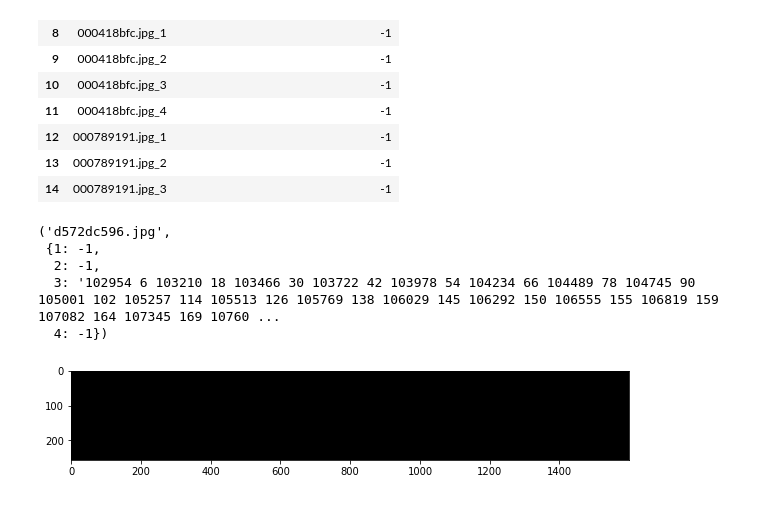
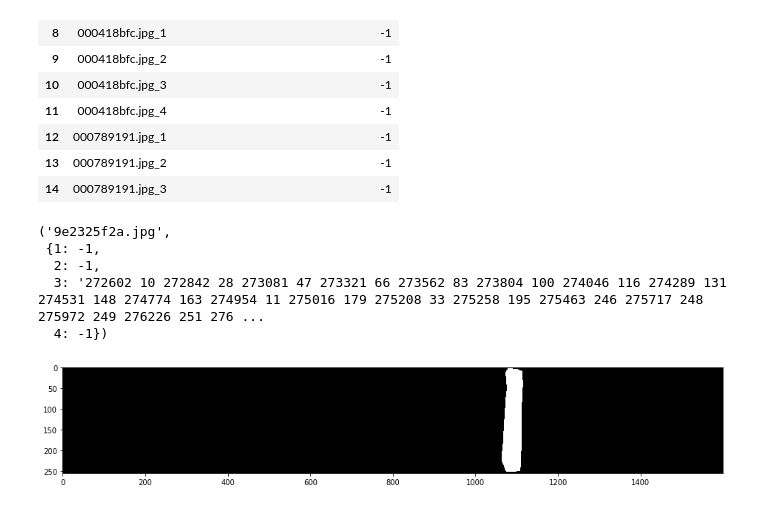
Before and after one commit to AlexeySrus/KaggleSteelDefect, a Jupyter notebook: dataset_preparation/dataset_preparation.ipynb, the cells around one changed output. Cells and saved outputs as stored; diff of their text form; code cells hidden in the pictures.

```diff
--- a/dataset_preparation/dataset_preparation.ipynb
+++ b/dataset_preparation/dataset_preparation.ipynb
@@ -32,23 +32,11 @@ train_table.head(15)
 | 13 | 000789191.jpg_2 | -1 |
 | 14 | 000789191.jpg_3 | -1 |
 # %%
-def rleToMask(rleString,height,width):
-    rows, cols = height, width
-    if rleString == -1:
-        return np.zeros((height, width))
-    else:
-        rleNumbers = [int(numstring) for numstring in rleString.split(' ')]
-        rlePairs = np.array(rleNumbers).reshape(-1,2)
-        img = np.zeros(rows*cols,dtype=np.uint8)
-        for index,length in rlePairs:
-            index -= 1
-            img[index:index+length] = 255
-            img = img.reshape(cols,rows)
-            img = img.T
-        return img
-
 def rle2mask(rle, height, width):
     mask = np.zeros( width*height ).astype(np.uint8)
+
+    if rle == -1:
+        return mask.reshape(width, height).T
 
     array = np.asarray([int(x) for x in rle.split()])
     starts = array[0::2]
@@ -71,17 +59,17 @@ for img_id_class, data in train_table.values:
     channels_data[img_id][int(channel_class)] = data
 # %%
 images_names_list = list(set(map(lambda x: x.split('_')[0], train_table.values[:, 0])))
-i = 0
+i = 15
 images_names_list[i], channels_data[images_names_list[i]]
 # %% [output]
-('d572dc596.jpg',
+('9e2325f2a.jpg',
  {1: -1,
   2: -1,
-  3: '102954 6 103210 18 103466 30 103722 42 103978 54 104234 66 104489 78 104745 90 105001 102 105257 114 105513 126 105769 138 106029 145 106292 150 106555 155 106819 159 107082 164 107345 169 10760 ...
+  3: '272602 10 272842 28 273081 47 273321 66 273562 83 273804 100 274046 116 274289 131 274531 148 274774 163 274954 11 275016 179 275208 33 275258 195 275463 246 275717 248 275972 249 276226 251 276 ...
   4: -1})
 # %%
-plt.figure(figsize=(10, 10))
-plt.imshow(rleToMask(channels_data[images_names_list[i]][3], 256, 1600), 'gray')
+plt.figure(figsize=(16, 10))
+plt.imshow(rle2mask(channels_data[images_names_list[i]][3], 256, 1600), 'gray')
 plt.show()
 # %% [output]
-[figure, old version]
+[figure, new version]
```
Also changed, not shown: parts of 4 cells of this notebook.
